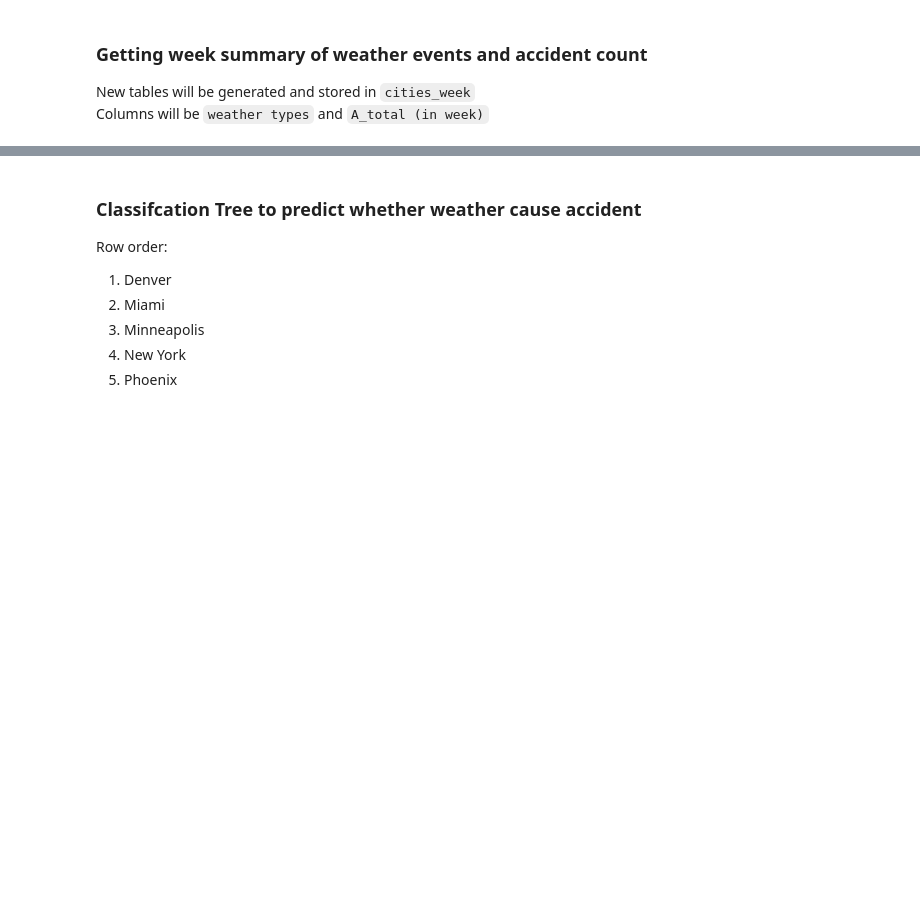
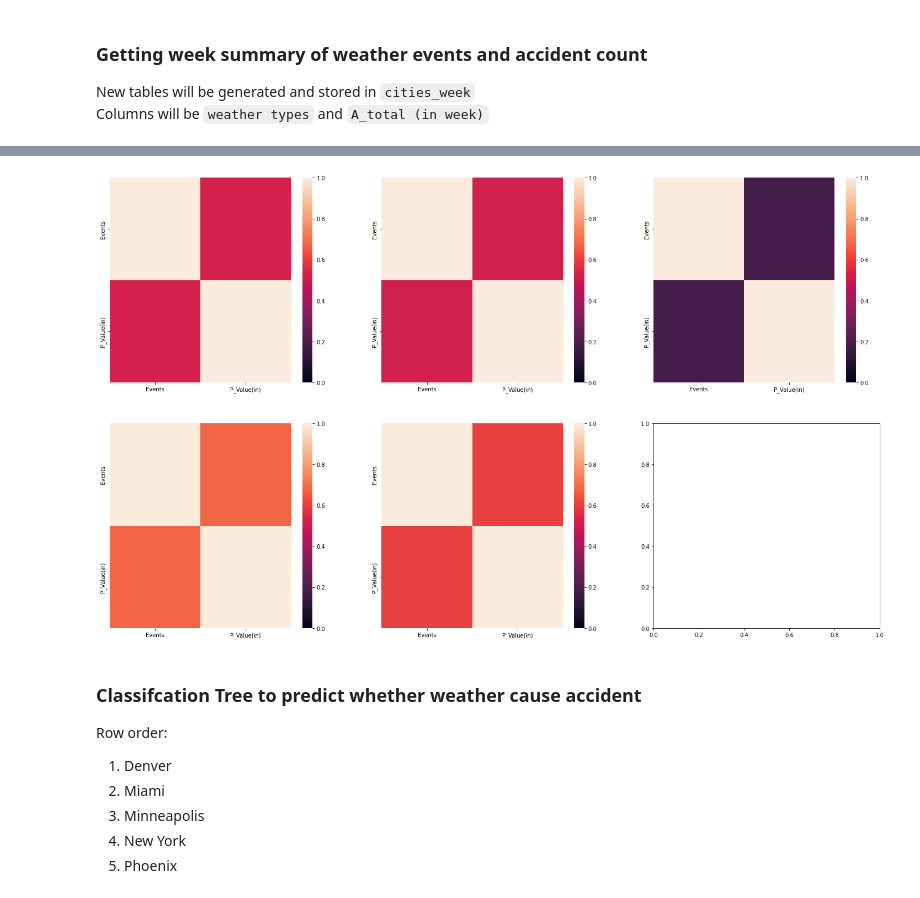
Before and after one commit to JarrelT/SC1015-Project-Ay2021, a Jupyter notebook: SC1015_Project.ipynb, the cells around one changed output, grey strips where cells are left out. Saved outputs shown, nothing was run; the diff lists cells and outputs as text; code cells hidden in the pictures; blank space fills up the shorter version.

```diff
--- a/SC1015_Project.ipynb
+++ b/SC1015_Project.ipynb
@@ -170,3 +205,10 @@ cities_week[1].corr() # unfortunately, there are still no relations between weat
+# %%
+f, axes = plt.subplots(2, 3, figsize=(25, 15)) # relations between weather count and for all cities
+
+for i in range(city_count):
+	sb.heatmap(cities_week[i][['Events', 'P_Value(in)']].corr(), ax = axes[int(i/3),i%3], vmin=0, vmax=1)
+# %% [output]
+[figure, added]
 # %% [markdown]
 <h3>Classifcation Tree to predict whether weather cause accident</h3>
 
```
Also changed, not shown: parts of 8 cells of this notebook.
